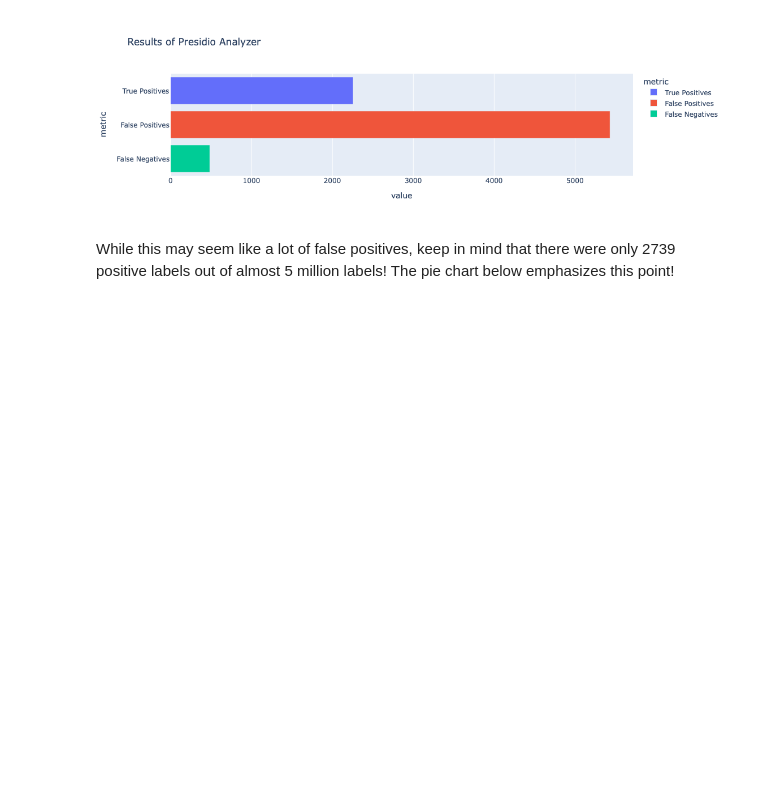
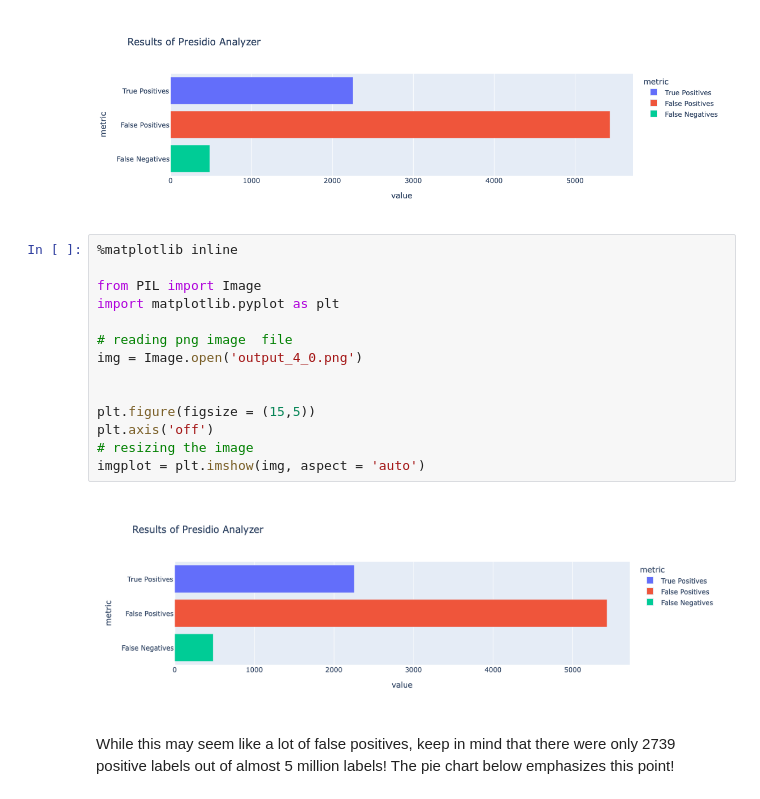
Before and after one commit to natalieyeo/PII-detection-education-kaggle, a Jupyter notebook: Results.ipynb, the cells around one changed output. Cells and saved outputs as stored; diff of their text form; blank space fills up the shorter version.

Commit message:
embedded images

```diff
--- a/Results.ipynb
+++ b/Results.ipynb
@@ -47,6 +49,22 @@ fig = px.bar(sample_sizes, x = 'value', y = 'metric', title = 'Results of Presid
 fig.show()
 # %% [output]
 [figure]
+# %%
+%matplotlib inline
+
+from PIL import Image
+import matplotlib.pyplot as plt
+
+# reading png image  file
+img = Image.open('output_4_0.png')
+
+
+plt.figure(figsize = (15,5))
+plt.axis('off')
+# resizing the image
+imgplot = plt.imshow(img, aspect = 'auto')
+# %% [output]
+[figure, added]
 # %% [markdown]
 While this may seem like a lot of false positives, keep in mind that there were only 2739 positive labels out of almost 5 million labels! The pie chart below emphasizes this point!
 # %%
```
Also changed, not shown: parts of 13 cells of this notebook.
